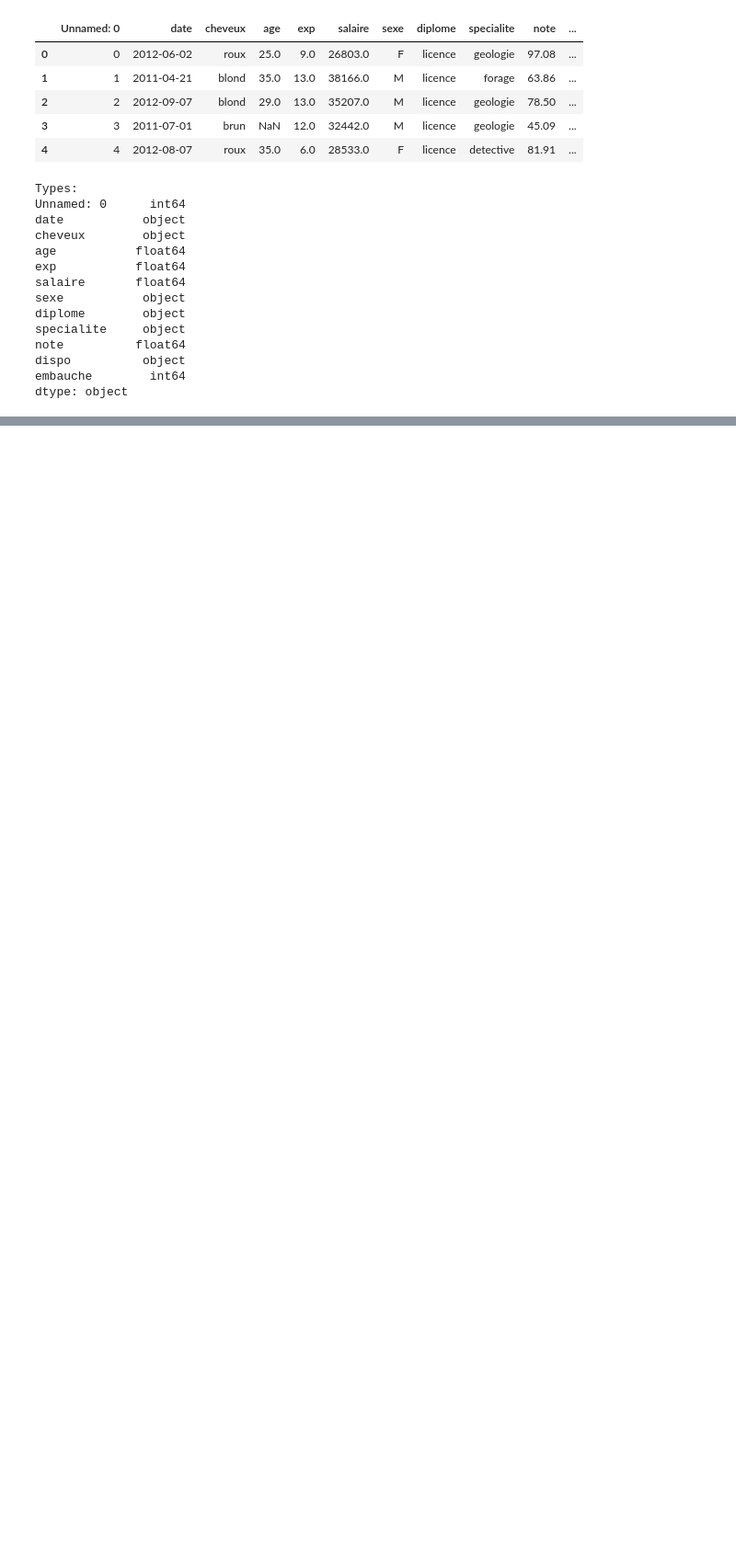
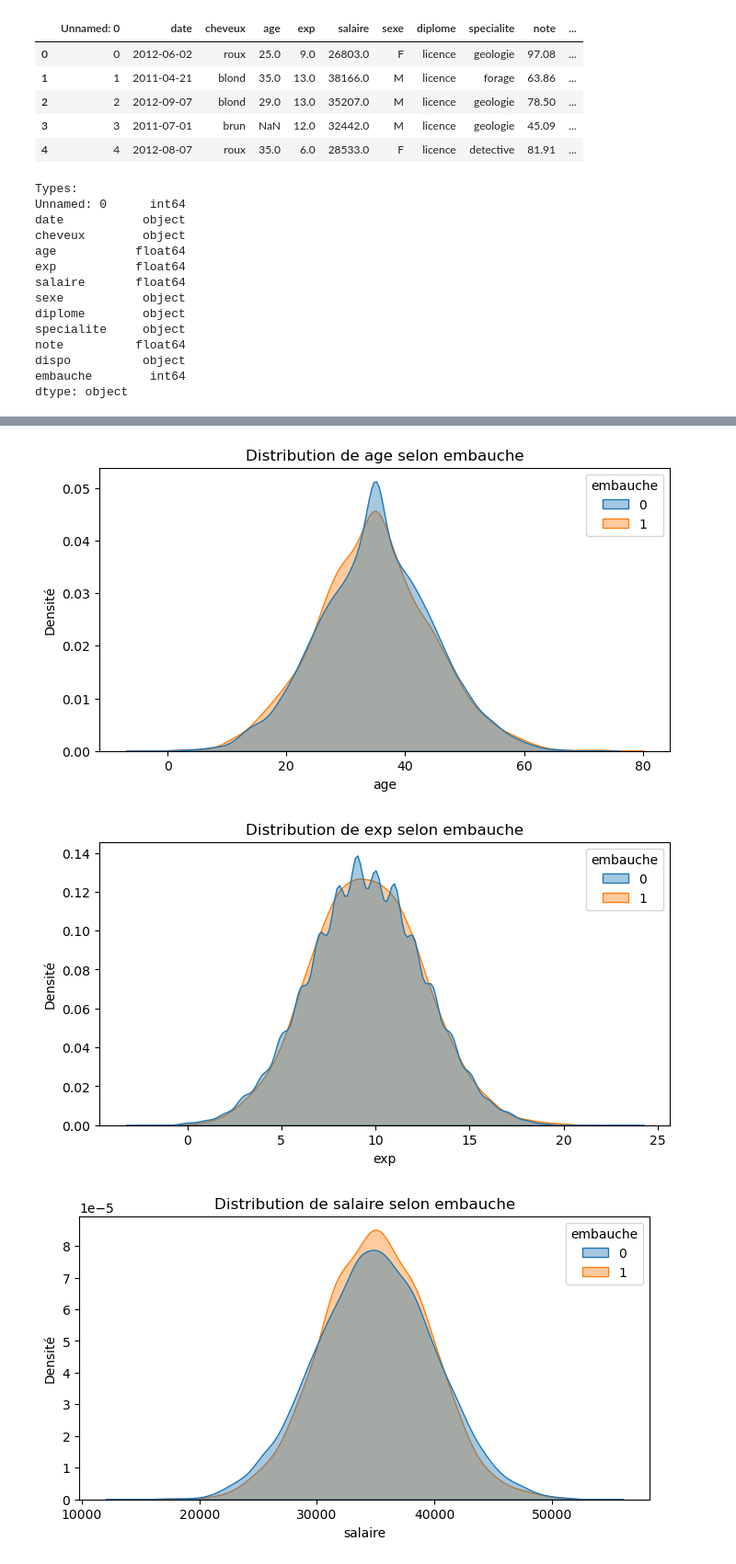
Before and after one commit to sana582/Ace-DS-Interviews---Case-Study, a Jupyter notebook: analyse.ipynb, the cells around one changed output, grey strips where cells are left out. Shown at 92% size. Drawn from its saved outputs; the diff is of its cells as text; code cells hidden in the pictures; blank space fills up the shorter version.

```diff
--- a/analyse.ipynb
+++ b/analyse.ipynb
@@ -44,0 +91,14 @@ dtype: object
+# %%
+numeric_vars = ['age', 'exp', 'salaire', 'note']
+
+for v in numeric_vars:
+    plt.figure(figsize=(8,4))
+    sns.kdeplot(data=df, x=v, hue='embauche', fill=True, common_norm=False, alpha=0.4)
+    plt.title(f"Distribution de {v} selon embauche")
+    plt.xlabel(v)
+    plt.ylabel("Densité")
+    plt.show()
+# %% [output]
+[figure, added]
+[figure, added]
+[figure, added]
```
Also changed, not shown: parts of 21 cells of this notebook, 1 other file.
